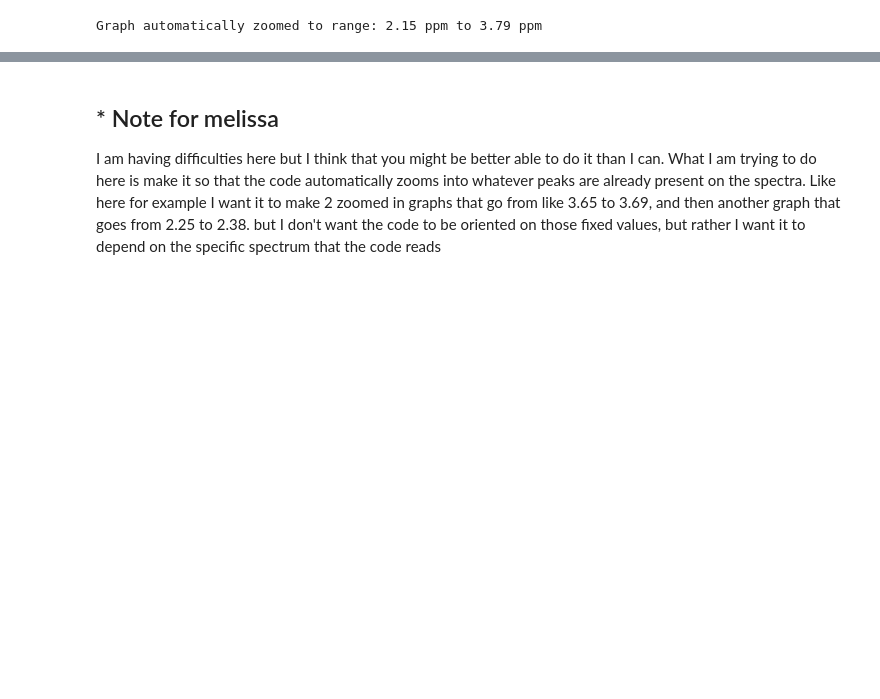
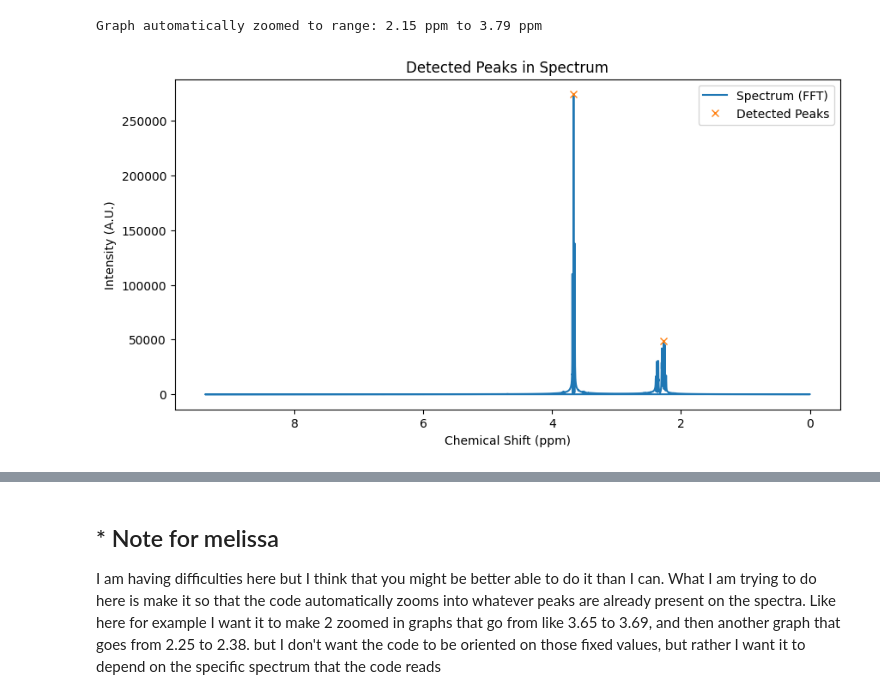
Before and after one commit to Quintinlf/NMR-Project, a Jupyter notebook: parsing_nmr_data.ipynb, the cells around one changed output, grey strips where cells are left out. Drawn from its saved outputs; the diff is of its cells as text; code cells hidden in the pictures; blank space fills up the shorter version.

Commit message:
I thought I needed help making it visually pleasing but I realized that my threshold was too low

```diff
--- a/parsing_nmr_data.ipynb
+++ b/parsing_nmr_data.ipynb
@@ -196,3 +200,37 @@ else:
 # %% [output]
 [figure]
 Graph automatically zoomed to range: 2.15 ppm to 3.79 ppm
+# %%
+# Set a threshold for peak detection based on abundance (A.U.)
+# You can adjust 'height_threshold' to filter out noise and insignificant peaks
+height_threshold = 0.1 * max(positive_magnitude)  # Example: 20% of max intensity
+
+# Optionally, set minimum distance and prominence between peaks
+min_distance = 100  # Adjust as needed (in data points)
+min_prominence = 0.05 * max(positive_magnitude)  # Example: 10% of max intensity
+
+# Find peaks using the specified thresholds
+peaks, properties = find_peaks(
+    positive_magnitude,
+    height=height_threshold,
+    distance=min_distance,
+    prominence=min_prominence
+)
+
+# Print the detected peaks and their properties
+#print(f"Number of significant peaks found: {len(peaks)}")
+###  print(f"Peak at {peak_ppm:.2f} ppm with height {positive_magnitude[idx]:.2f}")
+
+# You can now use these filtered peaks for further analysis or plotting
+# %%
+plt.figure(figsize=(10, 5))
+plt.plot(fftshift(positive_frequencies) / 399.78219838, fftshift(positive_magnitude), label="Spectrum (FFT)")
+plt.plot(fftshift(positive_frequencies[peaks]) / 399.78219838, fftshift(positive_magnitude[peaks]), "x", label="Detected Peaks")
+plt.gca().invert_xaxis()  # Invert the x-axis
+plt.xlabel("Chemical Shift (ppm)")
+plt.ylabel("Intensity (A.U.)")
+plt.title("Detected Peaks in Spectrum")
+plt.legend()
+plt.show()
+# %% [output]
+[figure, added]
```
Also changed, not shown: parts of 9 cells of this notebook, 1 other file.
